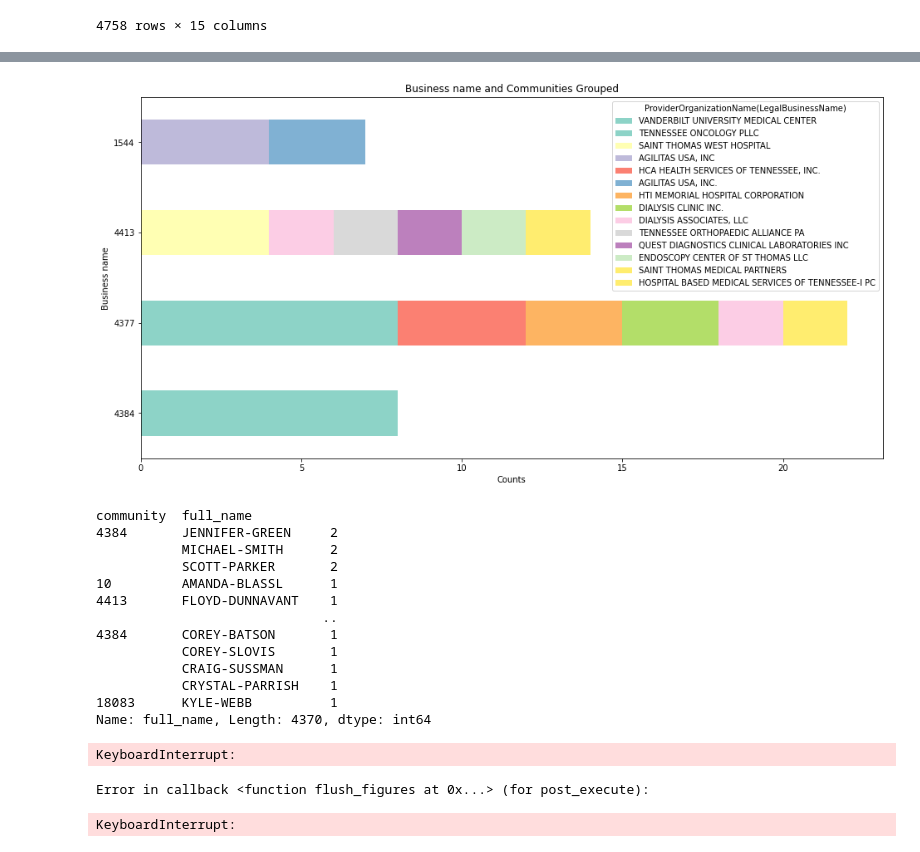
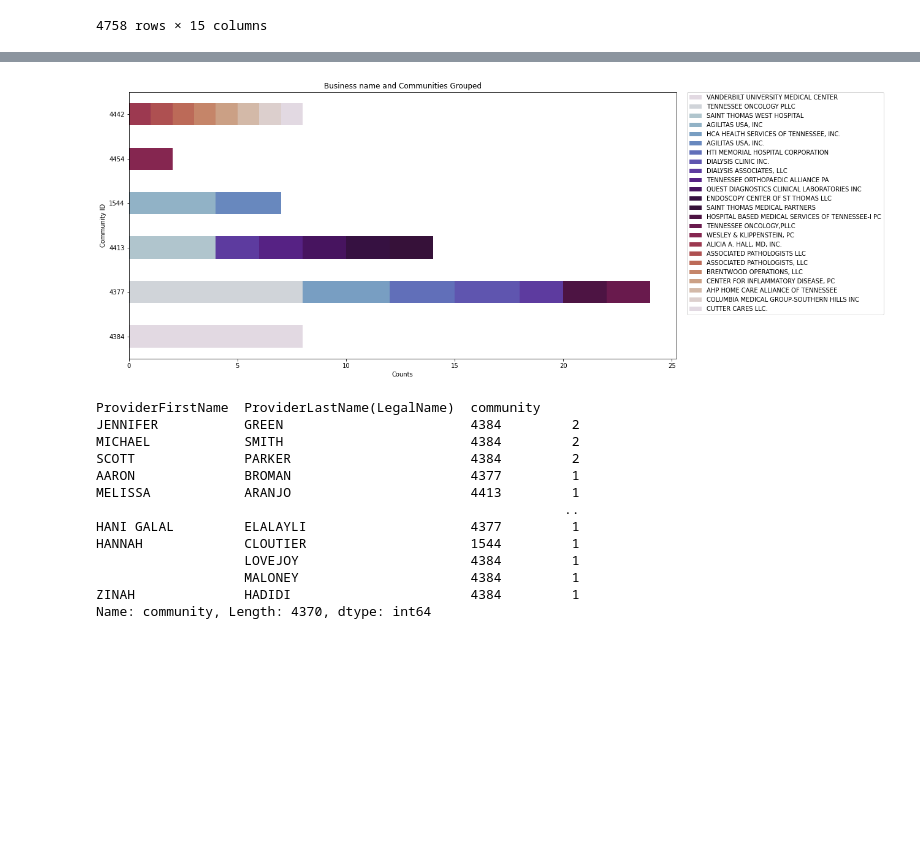
Before and after one commit to nss-data-science-cohort-6/hop_team-double-eagle-ii, a Jupyter notebook: Analysis_AC.ipynb, the cells around one changed output, grey strips where cells are left out. Cells and saved outputs as stored; diff of their text form; code cells hidden in the pictures; blank space fills up the shorter version.

```diff
--- a/Analysis_AC.ipynb
+++ b/Analysis_AC.ipynb
@@ -510,49 +503,34 @@ plt.show()
 # %%
-business_grouped = neo4j_nppes_taxonomy.groupby(['community'])['ProviderOrganizationName(LegalBusinessName)'].value_counts().sort_values(ascending= False).head(15)
+business_grouped = neo4j_nppes_taxonomy.groupby(['community'])['ProviderOrganizationName(LegalBusinessName)'].value_counts().sort_values(ascending= False).head(25)
 # %%
 df_pivot = business_grouped.unstack()
 
 # Plot stacked bar chart
-df_pivot.plot(kind='barh', stacked=True, colormap= 'Set3', figsize = (16,8))
+df_pivot.plot(kind='barh', stacked=True, colormap= 'twilight', figsize = (16,8))
 
 plt.ticklabel_format(style='plain', useOffset=False, axis='x')
 plt.xlabel('Counts')
-plt.ylabel('Business name')
+plt.ylabel('Community ID')
 plt.title('Business name and Communities Grouped')
+plt.legend(bbox_to_anchor=(1.02, 1), loc='upper left', borderaxespad=0)
 
 plt.show()
 # %% [output]
-[figure, old version]
+[figure, new version]
 # %%
-doctors_grouped = neo4j_nppes_taxonomy.groupby(['community'])['ProviderFirstName', 'ProviderLastName(LegalName)''].value_counts().sort_values(ascending= False)
+doctors_grouped = neo4j_nppes_taxonomy.groupby(['ProviderFirstName', 'ProviderLastName(LegalName)'])['community'].value_counts().sort_values(ascending= False)
 doctors_grouped
 # %% [output]
-community  full_name
-4384       JENNIFER-GREEN     2
-           MICHAEL-SMITH      2
-           SCOTT-PARKER       2
-10         AMANDA-BLASSL      1
-4413       FLOYD-DUNNAVANT    1
-                             ..
-4384       COREY-BATSON       1
-           COREY-SLOVIS       1
-           CRAIG-SUSSMAN      1
-           CRYSTAL-PARRISH    1
-18083      KYLE-WEBB          1
-Name: full_name, Length: 4370, dtype: int64
+ProviderFirstName  ProviderLastName(LegalName)  community
+JENNIFER           GREEN                        4384         2
+MICHAEL            SMITH                        4384         2
+SCOTT              PARKER                       4384         2
+AARON              BROMAN                       4377         1
+MELISSA            ARANJO                       4413         1
+                                                            ..
+HANI GALAL         ELALAYLI                     4377         1
+HANNAH             CLOUTIER                     1544         1
+                   LOVEJOY                      4384         1
+                   MALONEY                      4384         1
+ZINAH              HADIDI                       4384         1
+Name: community, Length: 4370, dtype: int64
-# %%
-df_pivot = doctors_grouped.unstack()
-
-    #Plot stacked bar chart
-df_pivot.plot(kind='barh', stacked=True, colormap= 'tab20c', figsize = (16,8))
-
-plt.ticklabel_format(style='plain', useOffset=False, axis='x')
-plt.xlabel('Counts')
-plt.ylabel('Specialization and Hospital')
-plt.title('Communities bar charts')
-
-plt.show()
-# %% [output]
-KeyboardInterrupt:
-Error in callback <function flush_figures at 0x...> (for post_execute):
-KeyboardInterrupt:
```
Also changed, not shown: parts of 21 cells of this notebook.
